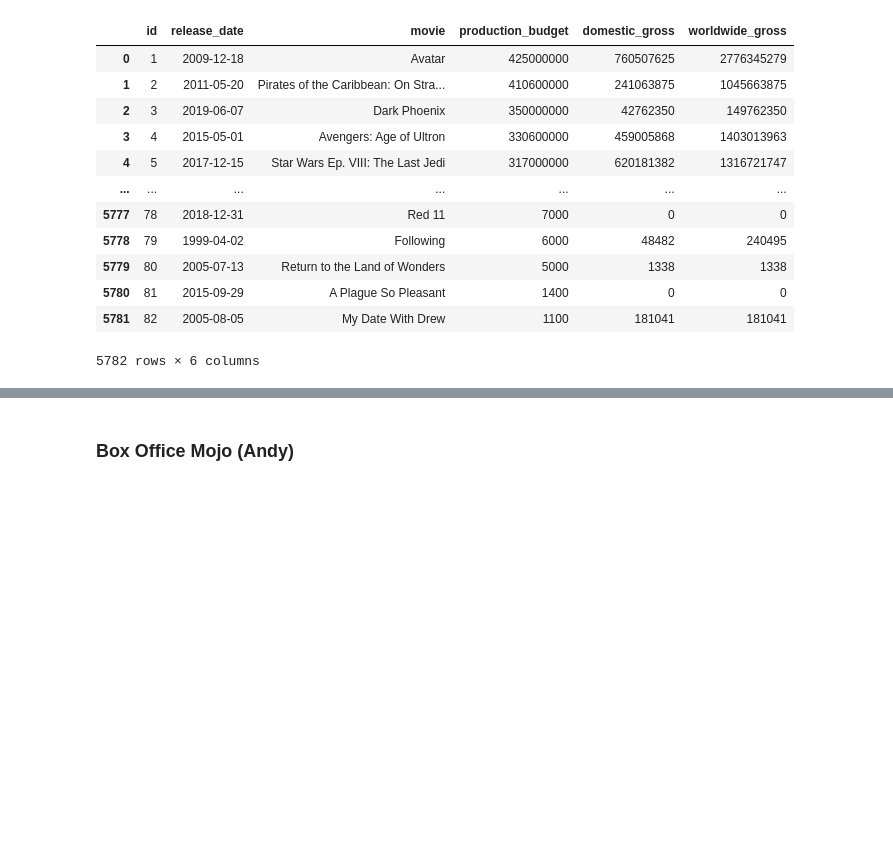
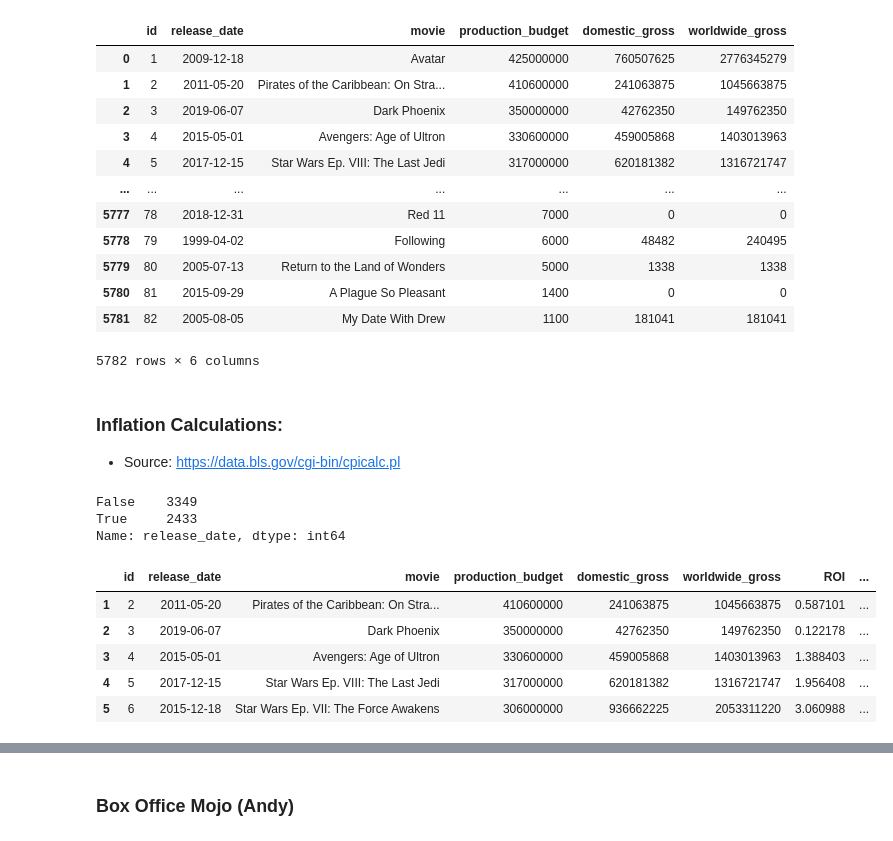
Before and after one commit to jbaumgit/Linear-Regression-and-Statistical-Analysis-on-Box-Office-Movie-Performance, a Jupyter notebook: MainNotebook.ipynb, the cells around one changed output, grey strips where cells are left out. Saved outputs shown, nothing was run; the diff lists cells and outputs as text; code cells hidden in the pictures; blank space fills up the shorter version.

```diff
--- a/MainNotebook.ipynb
+++ b/MainNotebook.ipynb
@@ -248,3 +217,6 @@ tn_df.sort_values(by="production_budget", ascending=False)
 | 5780 | 81 | 2015-09-29 | A Plague So Pleasant | 1400 | 0 | 0 |
 | 5781 | 82 | 2005-08-05 | My Date With Drew | 1100 | 181041 | 181041 |
 5782 rows × 6 columns
+# %% [markdown]
+### Inflation Calculations:
+- Source: https://data.bls.gov/cgi-bin/cpicalc.pl
@@ -250,0 +226,8 @@ tn_df.sort_values(by="production_budget", ascending=False)
+# %%
+### INFLATION CALCULATIONS
+# Create release_year from release_date
+tn_df['release_year'] = pd.DatetimeIndex(tn_df['release_date']).year
+# %% [output]
+False    3349
+True     2433
+Name: release_date, dtype: int64
@@ -250,0 +237,28 @@ tn_df.sort_values(by="production_budget", ascending=False)
+# %%
+#Create inflation_ratios which is then used to map release_year to create a column inflation_ratios
+#which is a column that has the dollar to a 2023 ratio
+tn_df['inflation_ratio'] = 1
+
+inflation_ratios = {
+    2010: 1.42,
+    2011: 1.40,
+    2012: 1.36,
+    2013: 1.34,
+    2014: 1.32,
+    2015: 1.32,
+    2016: 1.30,
+    2017: 1.27,
+    2018: 1.24,
+    2019: 1.22,
+    2020: 1.19
+}
+
+tn_df['inflation_ratio'] = tn_df['release_year'].replace(inflation_ratios)
+tn_df.head()
+# %% [output]
+|  | id | release_date | movie | production_budget | domestic_gross | worldwide_gross | ROI | ... |
+| 1 | 2 | 2011-05-20 | Pirates of the Caribbean: On Stra... | 410600000 | 241063875 | 1045663875 | 0.587101 | ... |
+| 2 | 3 | 2019-06-07 | Dark Phoenix | 350000000 | 42762350 | 149762350 | 0.122178 | ... |
+| 3 | 4 | 2015-05-01 | Avengers: Age of Ultron | 330600000 | 459005868 | 1403013963 | 1.388403 | ... |
+| 4 | 5 | 2017-12-15 | Star Wars Ep. VIII: The Last Jedi | 317000000 | 620181382 | 1316721747 | 1.956408 | ... |
+| 5 | 6 | 2015-12-18 | Star Wars Ep. VII: The Force Awakens | 306000000 | 936662225 | 2053311220 | 3.060988 | ... |
```
Also changed, not shown: parts of 55 cells of this notebook.
